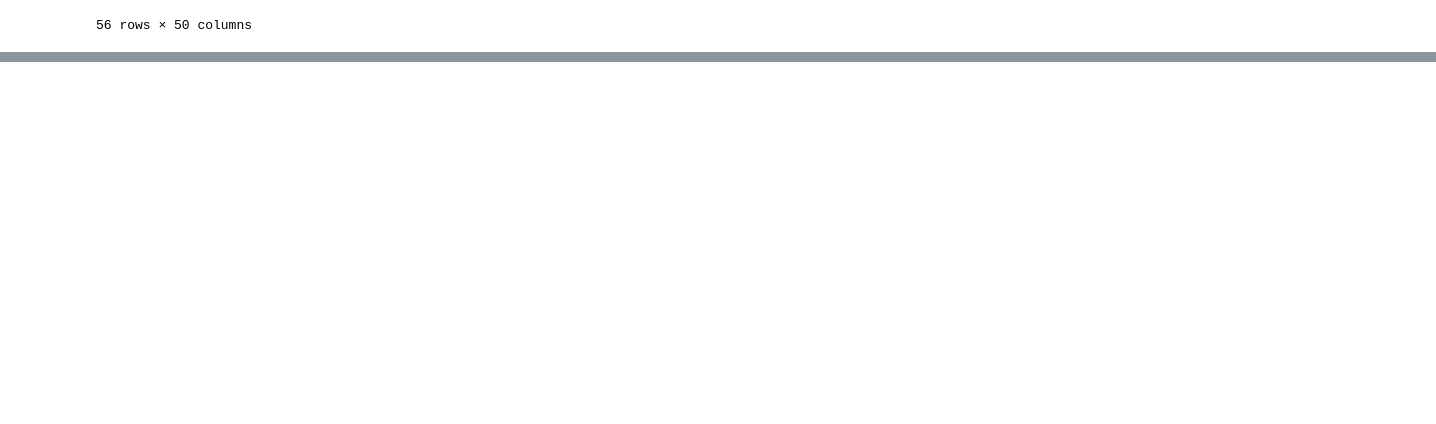
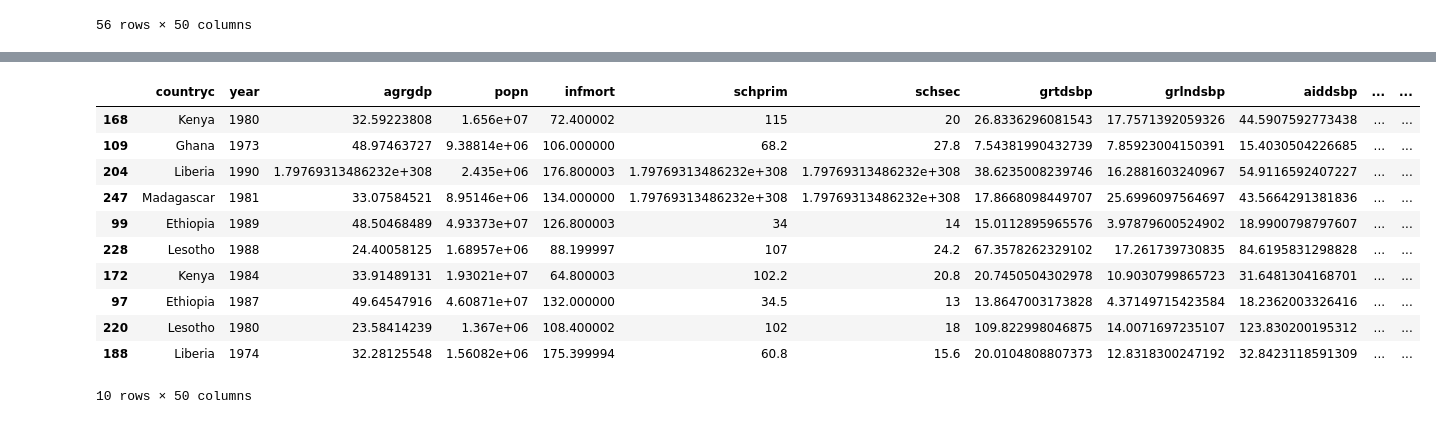
Before and after one commit to batikanor/PythonWorkspace, a Jupyter notebook: pandas/pandas_notes.ipynb, the cells around one changed output, grey strips where cells are left out. Drawn from its saved outputs; the diff is of its cells as text; code cells hidden in the pictures; blank space fills up the shorter version.

```diff
--- a/pandas/pandas_notes.ipynb
+++ b/pandas/pandas_notes.ipynb
@@ -649,0 +667,3 @@ df2
+# %%
+df2['infmort'] = pd.to_numeric(df2["infmort"], downcast="float")
+df2['infmort'].dtype # used to be of object type, now is of type float32
@@ -649,0 +692,16 @@ df2
+# %%
+dfx = df2[df2['infmort']>=50] # so only places where its true are copied to dfx
+dfx.head(10)
+# %% [output]
+|  | countryc | year | agrgdp | popn | infmort | schprim | schsec | grtdsbp | grlndsbp | aiddsbp | ... | ... |
+| 168 | Kenya | 1980 | 32.59223808 | 1.656e+07 | 72.400002 | 115 | 20 | 26.8336296081543 | 17.7571392059326 | 44.5907592773438 | ... | ... |
+| 109 | Ghana | 1973 | 48.97463727 | 9.38814e+06 | 106.000000 | 68.2 | 27.8 | 7.54381990432739 | 7.85923004150391 | 15.4030504226685 | ... | ... |
+| 204 | Liberia | 1990 | 1.79769313486232e+308 | 2.435e+06 | 176.800003 | 1.79769313486232e+308 | 1.79769313486232e+308 | 38.6235008239746 | 16.2881603240967 | 54.9116592407227 | ... | ... |
+| 247 | Madagascar | 1981 | 33.07584521 | 8.95146e+06 | 134.000000 | 1.79769313486232e+308 | 1.79769313486232e+308 | 17.8668098449707 | 25.6996097564697 | 43.5664291381836 | ... | ... |
+| 99 | Ethiopia | 1989 | 48.50468489 | 4.93373e+07 | 126.800003 | 34 | 14 | 15.0112895965576 | 3.97879600524902 | 18.9900798797607 | ... | ... |
+| 228 | Lesotho | 1988 | 24.40058125 | 1.68957e+06 | 88.199997 | 107 | 24.2 | 67.3578262329102 | 17.261739730835 | 84.6195831298828 | ... | ... |
+| 172 | Kenya | 1984 | 33.91489131 | 1.93021e+07 | 64.800003 | 102.2 | 20.8 | 20.7450504302978 | 10.9030799865723 | 31.6481304168701 | ... | ... |
+| 97 | Ethiopia | 1987 | 49.64547916 | 4.60871e+07 | 132.000000 | 34.5 | 13 | 13.8647003173828 | 4.37149715423584 | 18.2362003326416 | ... | ... |
+| 220 | Lesotho | 1980 | 23.58414239 | 1.367e+06 | 108.400002 | 102 | 18 | 109.822998046875 | 14.0071697235107 | 123.830200195312 | ... | ... |
+| 188 | Liberia | 1974 | 32.28125548 | 1.56082e+06 | 175.399994 | 60.8 | 15.6 | 20.0104808807373 | 12.8318300247192 | 32.8423118591309 | ... | ... |
+10 rows × 50 columns
```
Also changed, not shown: parts of 13 cells of this notebook, 11 other files.
